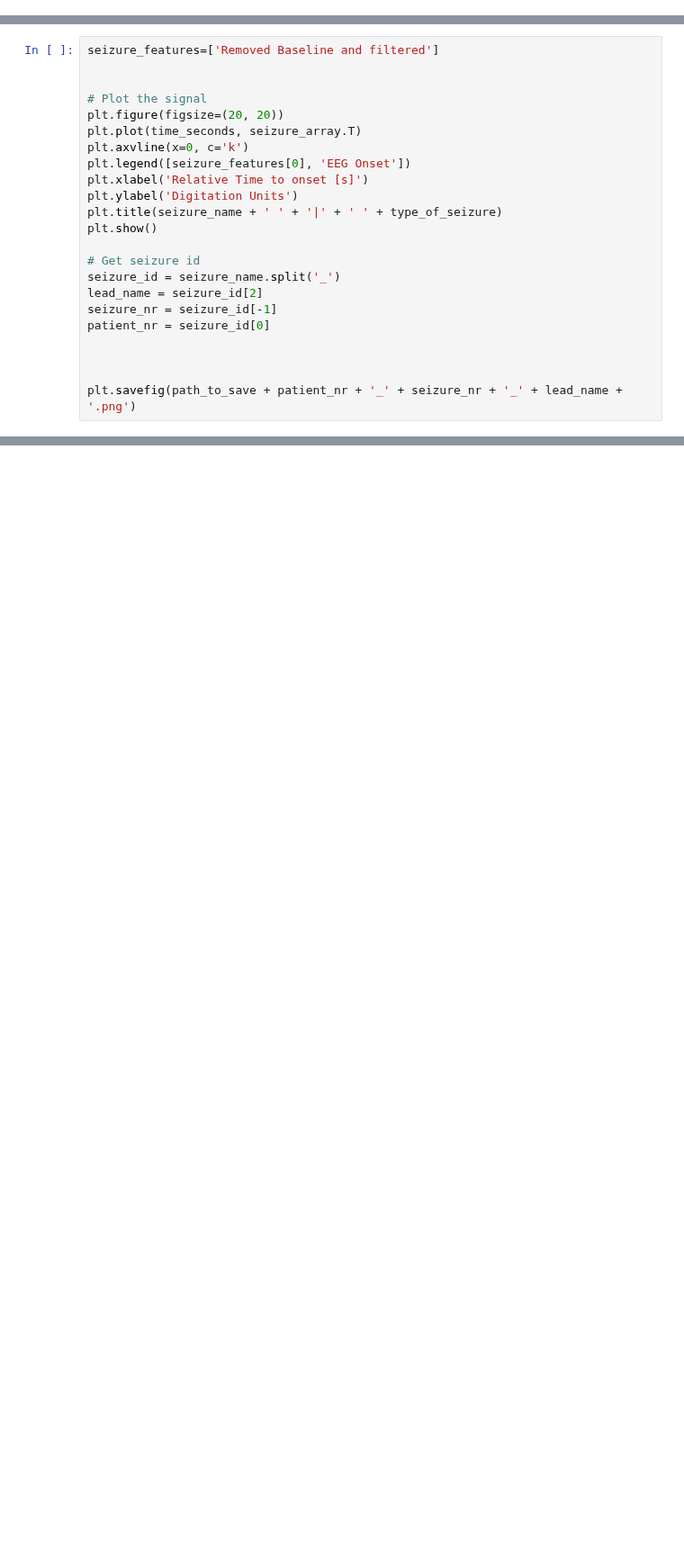
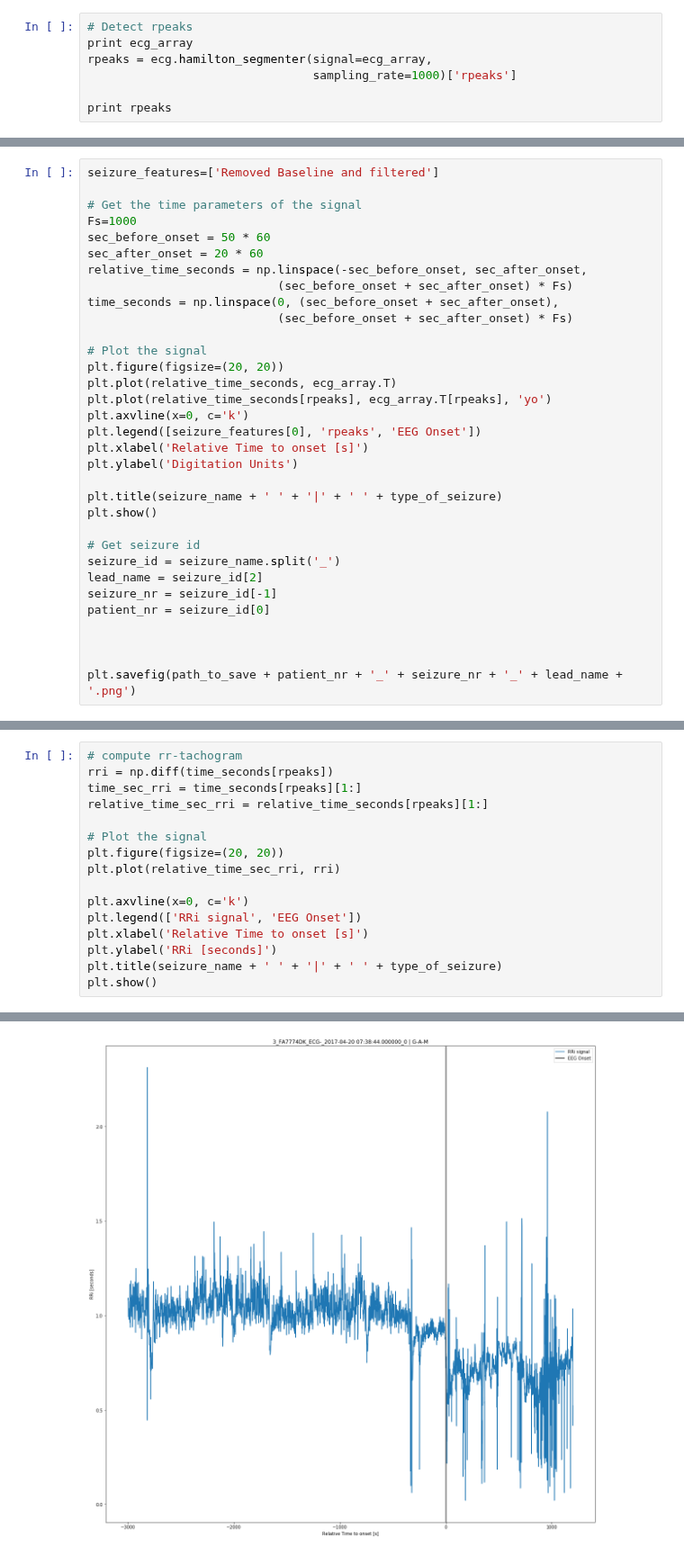
Before and after one commit to yinxiaojing1/pre_epi_seizures, a Jupyter notebook: pre_epi_seizures/hrv_computation.ipynb, the cells around one changed output, grey strips where cells are left out. Shown at 90% size. Saved outputs shown, nothing was run; the diff lists cells and outputs as text; blank space fills up the shorter version.

```diff
--- a/pre_epi_seizures/hrv_computation.ipynb
+++ b/pre_epi_seizures/hrv_computation.ipynb
@@ -71,0 +85,7 @@ hrv_seizure =
+# %%
+# Detect rpeaks
+print ecg_array
+rpeaks = ecg.hamilton_segmenter(signal=ecg_array,
+                                sampling_rate=1000)['rpeaks']
+
+print rpeaks
@@ -72,14 +102,24 @@ hrv_seizure =
 # %%
 seizure_features=['Removed Baseline and filtered']
 
+# Get the time parameters of the signal
+Fs=1000
+sec_before_onset = 50 * 60
+sec_after_onset = 20 * 60
+relative_time_seconds = np.linspace(-sec_before_onset, sec_after_onset,
+                           (sec_before_onset + sec_after_onset) * Fs)
+time_seconds = np.linspace(0, (sec_before_onset + sec_after_onset),
+                           (sec_before_onset + sec_after_onset) * Fs)
 
 # Plot the signal
 plt.figure(figsize=(20, 20))
-plt.plot(time_seconds, seizure_array.T)
+plt.plot(relative_time_seconds, ecg_array.T)
+plt.plot(relative_time_seconds[rpeaks], ecg_array.T[rpeaks], 'yo')
 plt.axvline(x=0, c='k')
-plt.legend([seizure_features[0], 'EEG Onset'])
+plt.legend([seizure_features[0], 'rpeaks', 'EEG Onset'])
 plt.xlabel('Relative Time to onset [s]')
 plt.ylabel('Digitation Units')
+
 plt.title(seizure_name + ' ' + '|' + ' ' + type_of_seizure)
 plt.show()
 
@@ -94,0 +139,17 @@ plt.savefig(path_to_save + patient_nr + '_' + seizure_nr + '_' + lead_name + '.p
+# %%
+# compute rr-tachogram
+rri = np.diff(time_seconds[rpeaks])
+time_sec_rri = time_seconds[rpeaks][1:]
+relative_time_sec_rri = relative_time_seconds[rpeaks][1:]
+
+# Plot the signal
+plt.figure(figsize=(20, 20))
+plt.plot(relative_time_sec_rri, rri)
+
+plt.axvline(x=0, c='k')
+plt.legend(['RRi signal', 'EEG Onset'])
+plt.xlabel('Relative Time to onset [s]')
+plt.ylabel('RRi [seconds]')
+plt.title(seizure_name + ' ' + '|' + ' ' + type_of_seizure)
+plt.show()
+# %% [output]
@@ -94,0 +157 @@ plt.savefig(path_to_save + patient_nr + '_' + seizure_nr + '_' + lead_name + '.p
+[figure, added]
```
Also changed, not shown: parts of 18 cells of this notebook, 3 other files.
